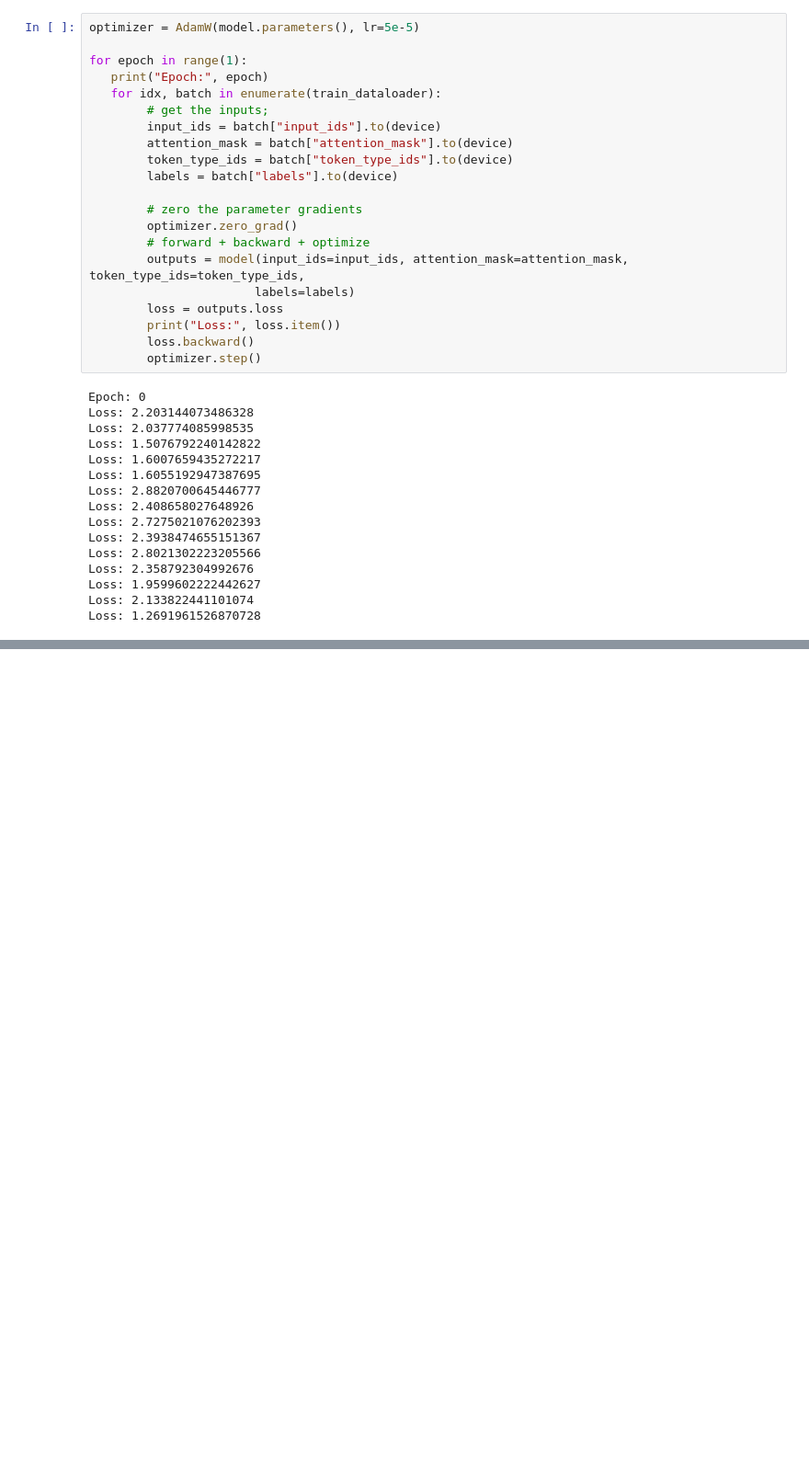
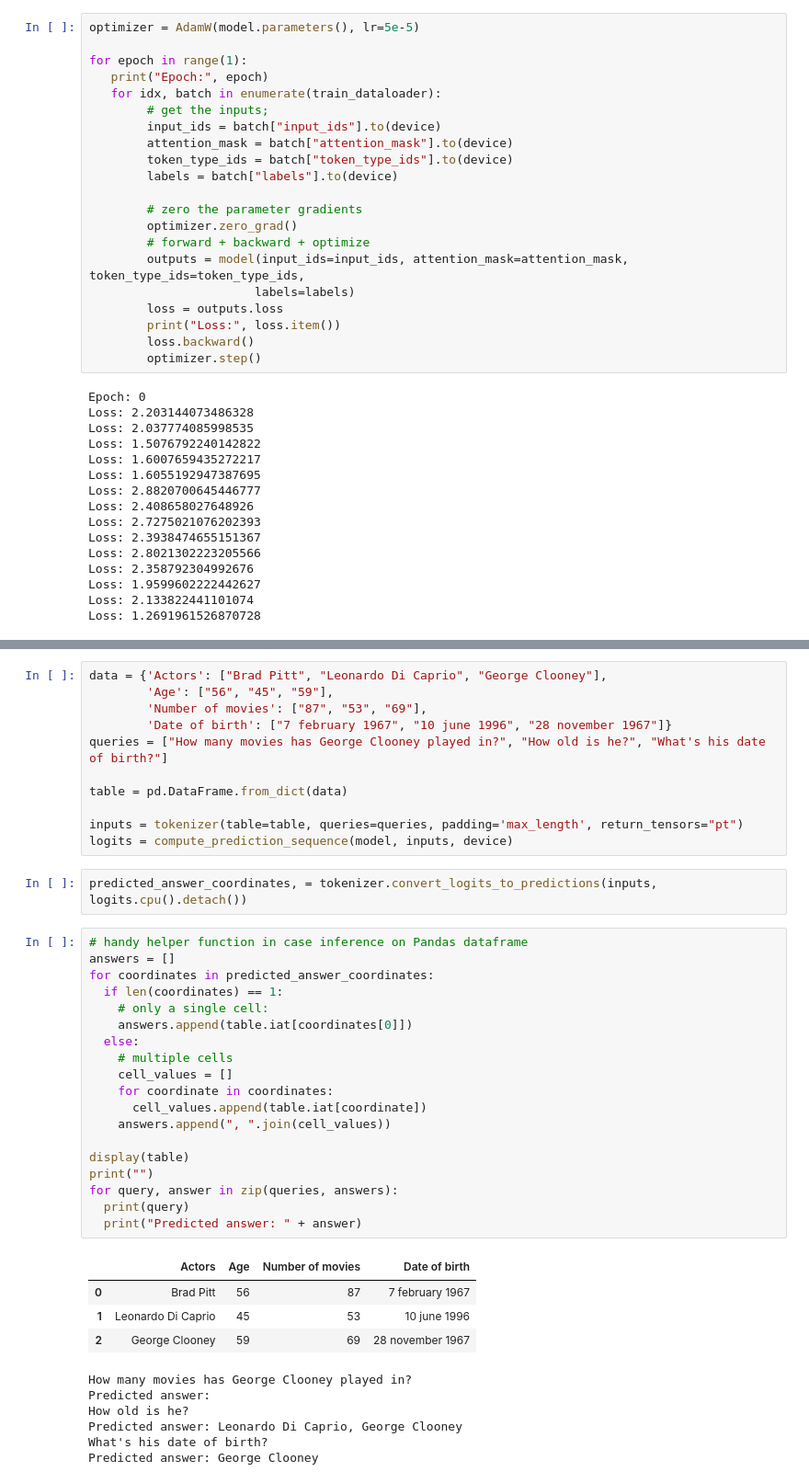
Before and after one commit to lordtt13/transformers-experiments, a Jupyter notebook: Custom Tasks/fine-tune-tapas-on-sqa.ipynb, the cells around one changed output, grey strips where cells are left out. Shown at 92% size. Cells and saved outputs as stored; diff of their text form; blank space fills up the shorter version.

Commit message:
Add inference
Signed-off-by: lordtt13 <tanmay@smoketrees.in>

```diff
--- a/Custom Tasks/fine-tune-tapas-on-sqa.ipynb
+++ b/Custom Tasks/fine-tune-tapas-on-sqa.ipynb
@@ -322,0 +397,43 @@ Loss: 1.2691961526870728
+# %%
+data = {'Actors': ["Brad Pitt", "Leonardo Di Caprio", "George Clooney"],
+        'Age': ["56", "45", "59"],
+        'Number of movies': ["87", "53", "69"],
+        'Date of birth': ["7 february 1967", "10 june 1996", "28 november 1967"]}
+queries = ["How many movies has George Clooney played in?", "How old is he?", "What's his date of birth?"]
+
+table = pd.DataFrame.from_dict(data)
+
+inputs = tokenizer(table=table, queries=queries, padding='max_length', return_tensors="pt")
+logits = compute_prediction_sequence(model, inputs, device)
+# %%
+predicted_answer_coordinates, = tokenizer.convert_logits_to_predictions(inputs, logits.cpu().detach())
+# %%
+# handy helper function in case inference on Pandas dataframe
+answers = []
+for coordinates in predicted_answer_coordinates:
+  if len(coordinates) == 1:
+    # only a single cell:
+    answers.append(table.iat[coordinates[0]])
+  else:
+    # multiple cells
+    cell_values = []
+    for coordinate in coordinates:
+      cell_values.append(table.iat[coordinate])
+    answers.append(", ".join(cell_values))
+
+display(table)
+print("")
+for query, answer in zip(queries, answers):
+  print(query)
+  print("Predicted answer: " + answer)
+# %% [output]
+|  | Actors | Age | Number of movies | Date of birth |
+| 0 | Brad Pitt | 56 | 87 | 7 february 1967 |
+| 1 | Leonardo Di Caprio | 45 | 53 | 10 june 1996 |
+| 2 | George Clooney | 59 | 69 | 28 november 1967 |
+How many movies has George Clooney played in?
+Predicted answer:
+How old is he?
+Predicted answer: Leonardo Di Caprio, George Clooney
+What's his date of birth?
+Predicted answer: George Clooney
```
Also changed, not shown: parts of 2 cells of this notebook.
